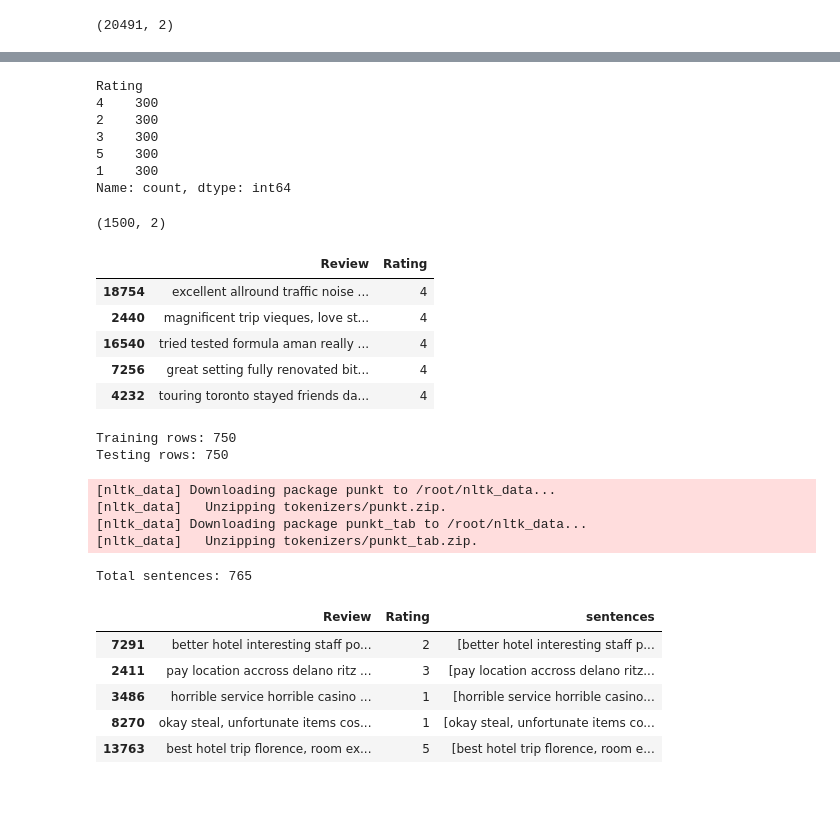
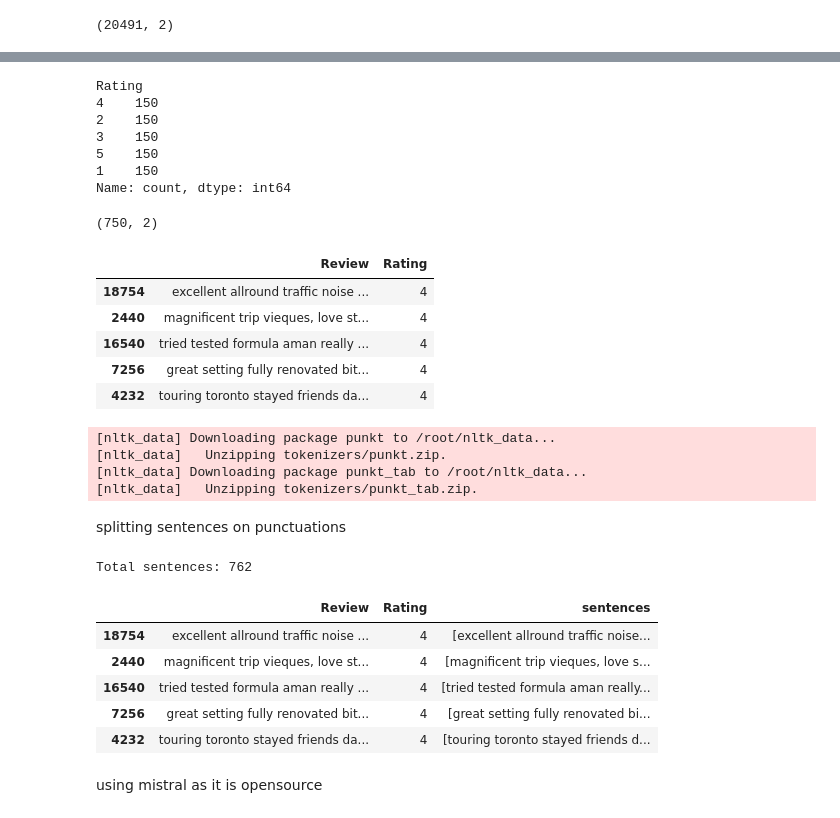
Before and after one commit to tusharxtech/Hotel-Attribute-Extraction-Tiering, a Jupyter notebook: Hotel_Attribute_Extraction_&_Tiering.ipynb, the cells around one changed output, grey strips where cells are left out. Cells and saved outputs as stored; diff of their text form; code cells hidden in the pictures.

```diff
--- a/Hotel_Attribute_Extraction_&_Tiering.ipynb
+++ b/Hotel_Attribute_Extraction_&_Tiering.ipynb
@@ -64,2 +72,0 @@ dropping na
-# %%
-df = df.dropna(subset=['Review'])
@@ -105,46 +111,30 @@ min_size = df['Rating'].value_counts().min()
 
 # Downsample each group
 balanced_df = pd.concat([
-    resample(df[df['Rating'] == i], replace=False, n_samples=300, random_state=42)
+    resample(df[df['Rating'] == i], replace=False, n_samples=150, random_state=42)
     for i in df['Rating'].unique()
 ])
 
 print(balanced_df['Rating'].value_counts())
 # %% [output]
 Rating
-4    300
-2    300
-3    300
-5    300
-1    300
+4    150
+2    150
+3    150
+5    150
+1    150
 Name: count, dtype: int64
 # %%
 print(balanced_df.shape)
 balanced_df.head()
 # %% [output]
-(1500, 2)
+(750, 2)
 |  | Review | Rating |
 | 18754 | excellent allround traffic noise ... | 4 |
 | 2440 | magnificent trip vieques, love st... | 4 |
 | 16540 | tried tested formula aman really ... | 4 |
 | 7256 | great setting fully renovated bit... | 4 |
 | 4232 | touring toronto stayed friends da... | 4 |
-# %%
-from sklearn.model_selection import train_test_split
-
-# Split into 50% training and 50% testing
-train_df, test_df = train_test_split(
-    balanced_df,
-    test_size=0.5,
-    random_state=42,
-    stratify=balanced_df['Rating']
-)
-
-print(f"Training rows: {len(train_df)}")
-print(f"Testing rows: {len(test_df)}")
-# %% [output]
-Training rows: 750
-Testing rows: 750
 # %%
 from collections import defaultdict
 import nltk
@@ -156,6 +146,8 @@ from nltk.tokenize import sent_tokenize
 [nltk_data]   Unzipping tokenizers/punkt.zip.
 [nltk_data] Downloading package punkt_tab to /root/nltk_data...
 [nltk_data]   Unzipping tokenizers/punkt_tab.zip.
+# %% [markdown]
+splitting sentences on punctuations
 # %%
 def split_into_sentences(text):
     """Split review text into individual sentences."""
@@ -167,21 +159,23 @@ def split_into_sentences(text):
     except:
         return [str(text)]
 
-train_df['sentences'] = train_df['Review'].apply(split_into_sentences)
+balanced_df['sentences'] = balanced_df['Review'].apply(split_into_sentences)
 
 
-print(f"Total sentences: {train_df['sentences'].explode().shape[0]}")
+print(f"Total sentences: {balanced_df['sentences'].explode().shape[0]}")
 # %% [output]
-Total sentences: 765
+Total sentences: 762
 # %%
-train_df.head()
+balanced_df.head()
 # %% [output]
 |  | Review | Rating | sentences |
-| 7291 | better hotel interesting staff po... | 2 | [better hotel interesting staff p... |
-| 2411 | pay location accross delano ritz ... | 3 | [pay location accross delano ritz... |
-| 3486 | horrible service horrible casino ... | 1 | [horrible service horrible casino... |
-| 8270 | okay steal, unfortunate items cos... | 1 | [okay steal, unfortunate items co... |
-| 13763 | best hotel trip florence, room ex... | 5 | [best hotel trip florence, room e... |
+| 18754 | excellent allround traffic noise ... | 4 | [excellent allround traffic noise... |
+| 2440 | magnificent trip vieques, love st... | 4 | [magnificent trip vieques, love s... |
+| 16540 | tried tested formula aman really ... | 4 | [tried tested formula aman really... |
+| 7256 | great setting fully renovated bit... | 4 | [great setting fully renovated bi... |
+| 4232 | touring toronto stayed friends da... | 4 | [touring toronto stayed friends d... |
+# %% [markdown]
+using mistral as it is opensource
 # %%
 !pip install mistralai
 # %% [output]
```
Also changed, not shown: parts of 29 cells of this notebook.
